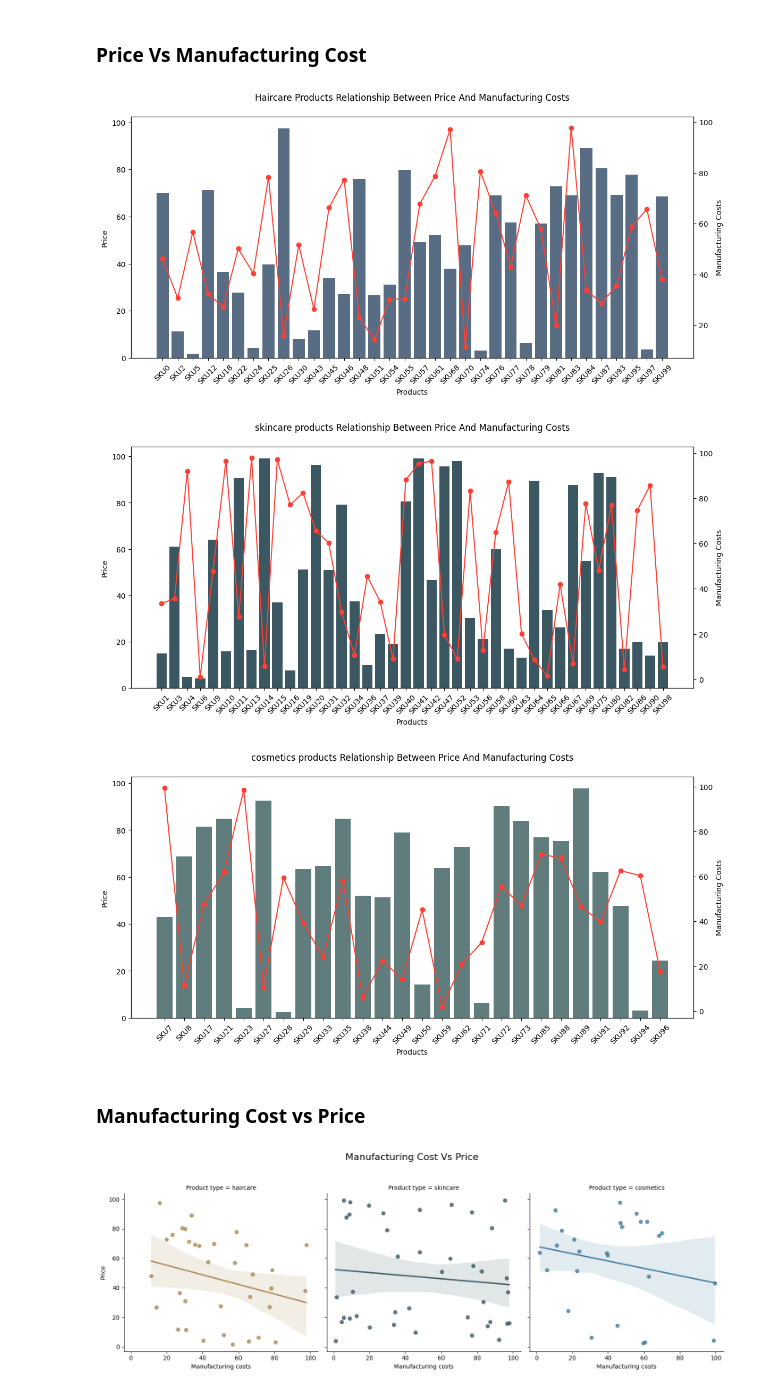
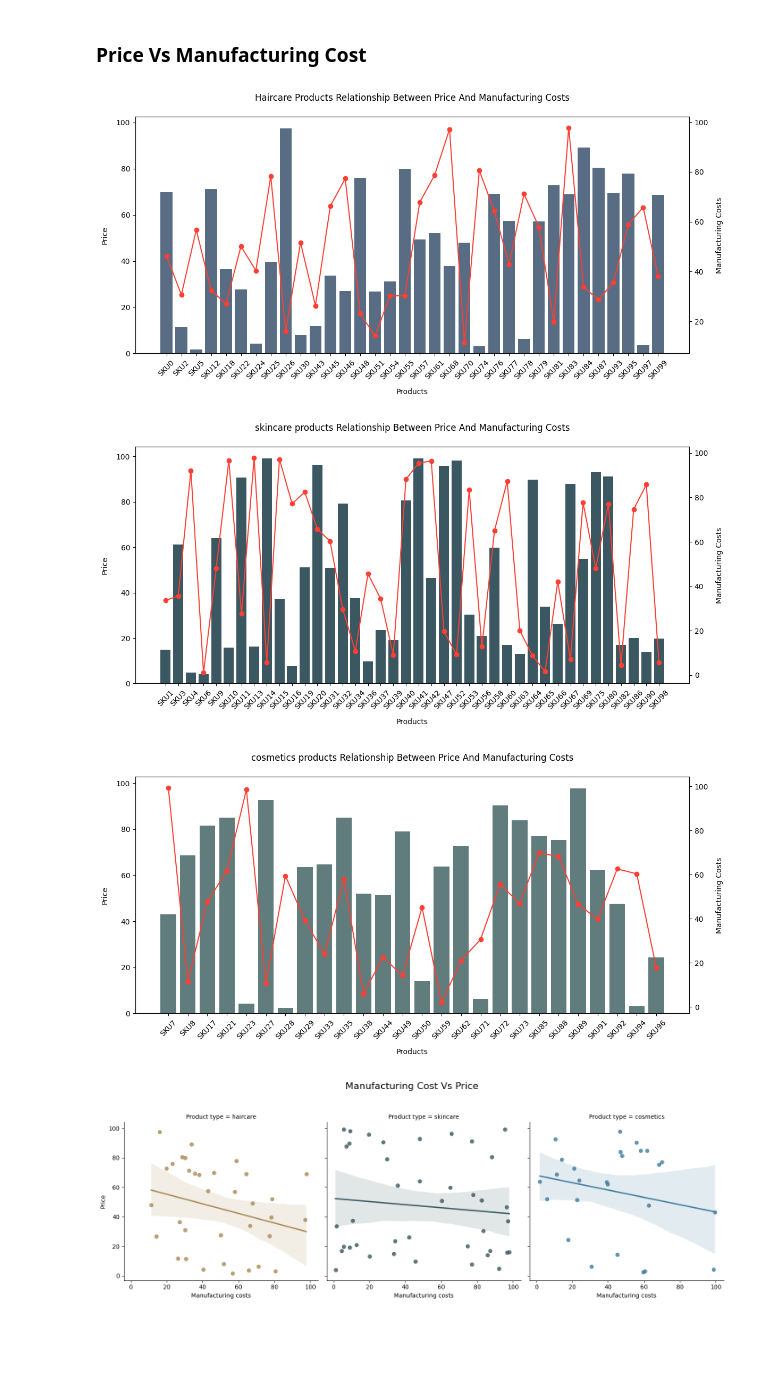
Before and after one commit to kevinsantala/Data-Science-Projects, a Jupyter notebook: Supply Chain/Supply Chain.ipynb, the cells around one changed output. Drawn from its saved outputs; the diff is of its cells as text; code cells hidden in the pictures; blank space fills up the shorter version.

```diff
--- a/Supply Chain/Supply Chain.ipynb
+++ b/Supply Chain/Supply Chain.ipynb
@@ -320,53 +398,84 @@ plt.show()
 # %% [markdown]
 ### Price Vs Manufacturing Cost
 # %%
+# get all data, where Product type is haircare
 product = df[df['Product type'] == "haircare"]
+
+# set chart style properties
 fig, ax1 = plt.subplots(figsize=(12, 6))
+
+# twinx for second y axis on same chart
 ax2 = ax1.twinx()
+
+# create barplot
 ax1.bar(product['SKU'], product['Price'],color="#586d83")
+
+# plot second chart
 ax2.plot(product['SKU'], product['Manufacturing costs'], 'o-', color="#FF3F33" )
 
-ax1.set_xlabel('Products')
+# set chart properties
+ax1.set_xlabel('Products',labelpad=10)
 ax1.tick_params(axis='x', labelbottom=True,rotation=45)
-ax1.set_ylabel('Price')
-ax2.set_ylabel('Manufacturing Costs')
+ax1.set_ylabel('Price',labelpad=10)
+ax2.set_ylabel('Manufacturing Costs',labelpad=10)
+
 plt.title('Haircare Products Relationship Between Price And Manufacturing Costs',y=1.05)
 fig.tight_layout(h_pad=10)
 plt.show()
 # %% [output]
-[figure, old version]
+[figure, new version]
 # %%
+# get all data, where Product type is skincare
 product = df[df['Product type'] == "skincare"]
+
+# set chart style properties
 fig, ax1 = plt.subplots(figsize=(12, 6))
+
+# twinx for second y axis on same chart
 ax2 = ax1.twinx()
+
+# create barplot
 ax1.bar(product['SKU'], product['Price'],color="#3b5862")
+
+# plot second chart
 ax2.plot(product['SKU'], product['Manufacturing costs'], 'o-', color="#FF3F33" )
 
-ax1.set_xlabel('Products')
+# set chart properties
+ax1.set_xlabel('Products',labelpad=10)
 ax1.tick_params(axis='x', labelbottom=True,rotation=45)
-ax1.set_ylabel('Price')
-ax2.set_ylabel('Manufacturing Costs')
+ax1.set_ylabel('Price',labelpad=10)
+ax2.set_ylabel('Manufacturing Costs',labelpad=10)
+
 plt.title('skincare products Relationship Between Price And Manufacturing Costs',y=1.05)
 fig.tight_layout(h_pad=10)
 plt.show()
 # %% [output]
-[figure, old version]
+[figure, new version]
 # %%
+# get all data, where Product type is skincare
 product = df[df['Product type'] == "cosmetics"]
+
+# set chart style properties
 fig, ax1 = plt.subplots(figsize=(12, 6))
+
+# twinx for second y axis on same chart
 ax2 = ax1.twinx()
+
+# create barplot
 ax1.bar(product['SKU'], product['Price'],color="#617c7c")
+
+# plot second chart
 ax2.plot(product['SKU'], product['Manufacturing costs'], 'o-', color="#FF3F33" )
 
-ax1.set_xlabel('Products')
+# set chart properties
+ax1.set_xlabel('Products',labelpad=10)
 ax1.tick_params(axis='x', labelbottom=True,rotation=45)
-ax1.set_ylabel('Price')
-ax2.set_ylabel('Manufacturing Costs')
+ax1.set_ylabel('Price',labelpad=10)
+ax2.set_ylabel('Manufacturing Costs',labelpad=10)
+
 plt.title('cosmetics products Relationship Between Price And Manufacturing Costs',y=1.05)
 fig.tight_layout(h_pad=10)
 plt.show()
 # %% [output]
-[figure, old version]
+[figure, new version]
-# %% [markdown]
-### Manufacturing Cost vs Price
 # %%
```
Also changed, not shown: parts of 29 cells of this notebook, 2 other files.
